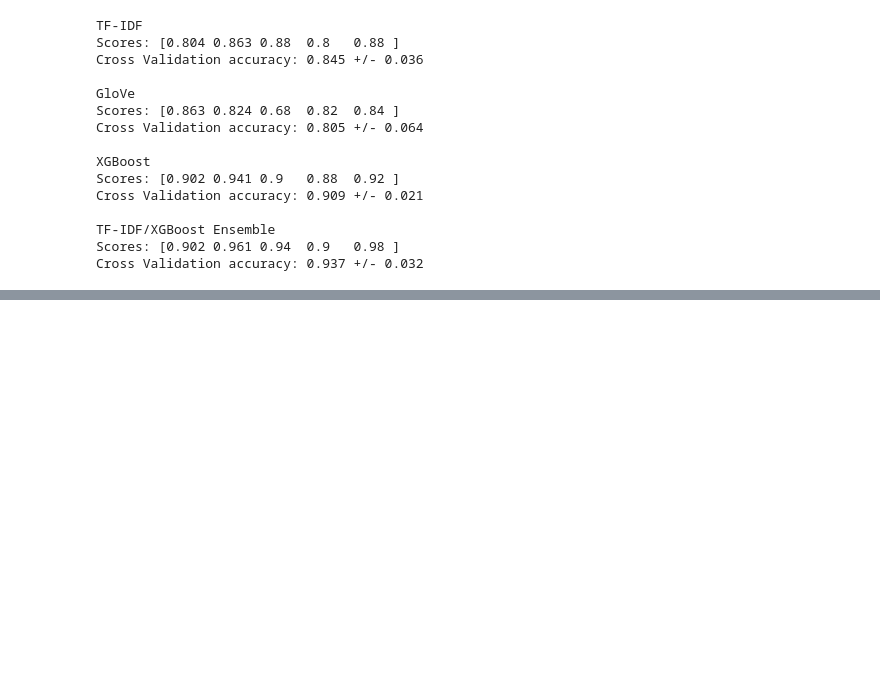
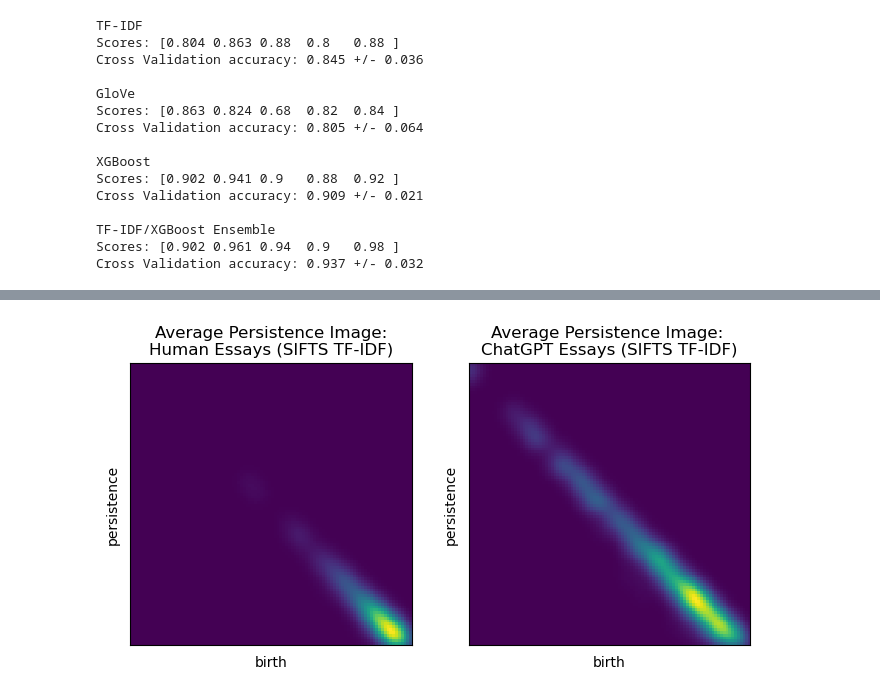
Before and after one commit to bendilo/TDA_text_classification, a Jupyter notebook: demonstration.ipynb, the cells around one changed output, grey strips where cells are left out. Saved outputs shown, nothing was run; the diff lists cells and outputs as text; code cells hidden in the pictures; blank space fills up the shorter version.

```diff
--- a/demonstration.ipynb
+++ b/demonstration.ipynb
@@ -87,0 +150,17 @@ Cross Validation accuracy: 0.937 +/- 0.032
+# %%
+# Plot the average persistence images for the human-written and machine-generated essays
+
+mean_machine = np.mean(machine["persistence_image"].values)
+mean_human = np.mean(human["persistence_image"].values)
+
+fig, ax = plt.subplots(1,2, figsize=(8,4))
+
+ax[0].set_title("Average Persistence Image:\nHuman Essays (SIFTS TF-IDF)")
+PersistenceImager().plot_image(mean_human, ax=ax[0])
+
+ax[1].set_title("Average Persistence Image: \nChatGPT Essays (SIFTS TF-IDF)")
+PersistenceImager().plot_image(mean_machine, ax=ax[1])
+
+plt.show()
+# %% [output]
+[figure, added]
```
Also changed, not shown: parts of 15 cells of this notebook.
